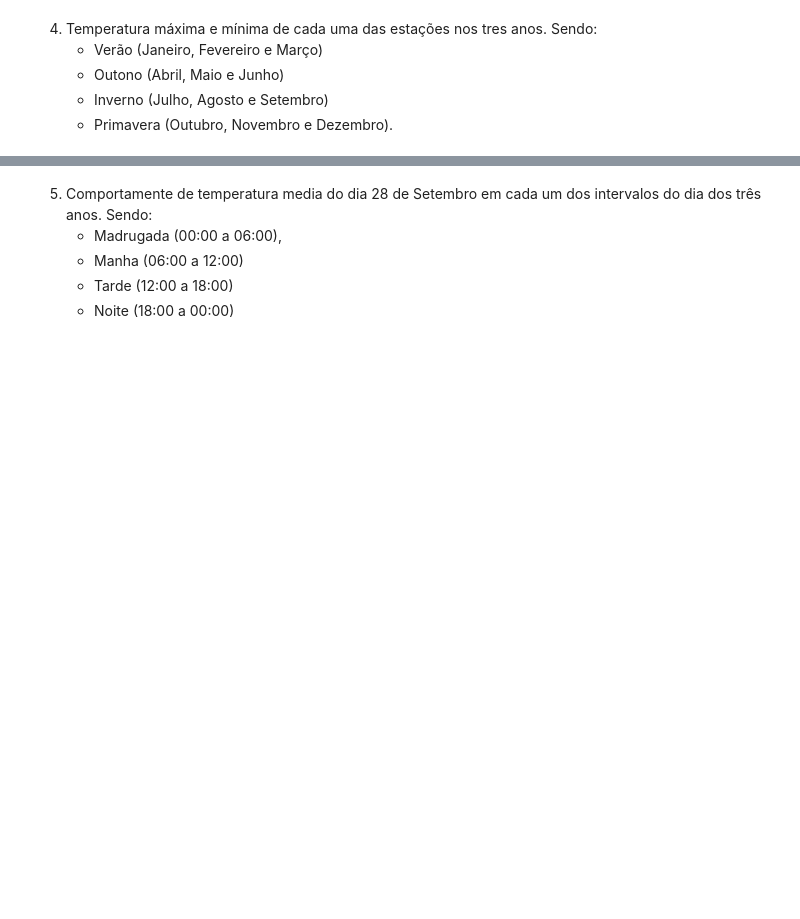
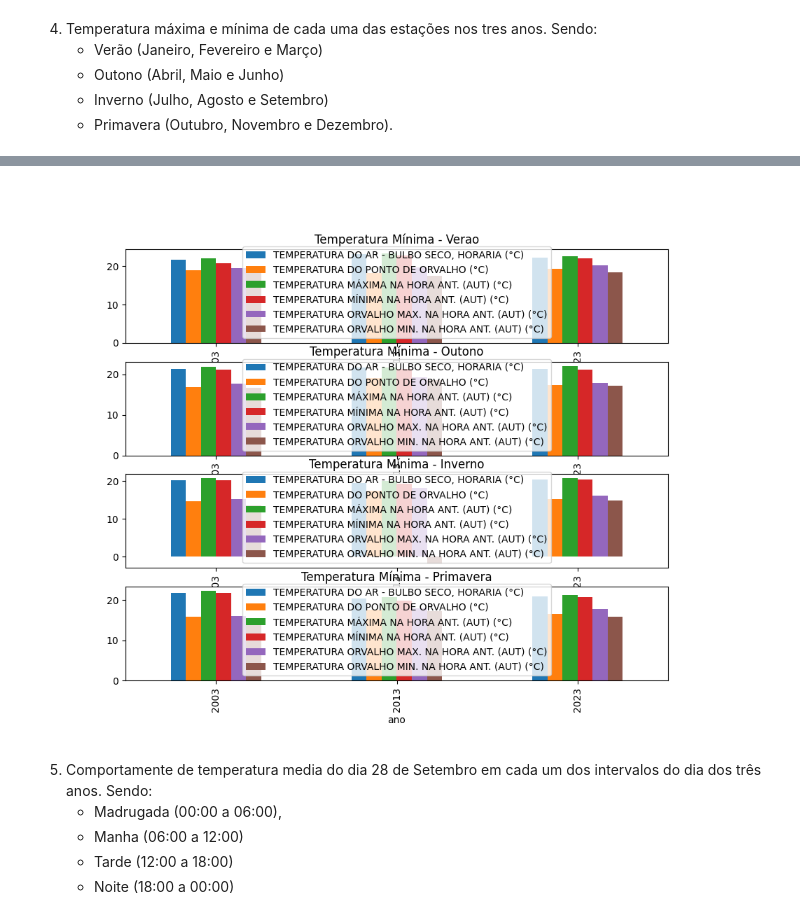
Before and after one commit to everaldina/Trilha_Python, a Jupyter notebook: PI-009.ipynb, the cells around one changed output, grey strips where cells are left out. Cells and saved outputs as stored; diff of their text form; code cells hidden in the pictures; blank space fills up the shorter version.

Commit message:
plotagem por estacao P009

```diff
--- a/PI-009.ipynb
+++ b/PI-009.ipynb
@@ -180,3 +180,14 @@ plt.show()
    - Outono (Abril, Maio e Junho)
    - Inverno (Julho, Agosto e Setembro)
    - Primavera (Outubro, Novembro e Dezembro).
+# %%
+# criando coluna para estacao
+nome_estacoes = ['verao', 'outono', 'inverno', 'primavera']
+dict_estacao = {1: 'verao', 2: 'verao', 3: 'verao',
+                4: 'outono', 5: 'outono', 6: 'outono',
+                7: 'inverno', 8: 'inverno', 9: 'inverno',
+                10: 'primavera', 11: 'primavera', 12: 'primavera'}
+
+df_estacao = estacao_ssa['temperatura'].copy()
+df_estacao['estacao'] = df_estacao.index.month.map(dict_estacao)
+df_estacao.head()
@@ -182,0 +201,5 @@ plt.show()
+# %%
+# temperaturmas minimas
+df_min = df_estacao[['TEMPERATURA MÍNIMA NA HORA ANT. (AUT) (°C)']].groupby(['estacao', df_estacao.index.year]).mean()
+df_min.index.names = ['estacao', 'ano']
+df_min
@@ -182,0 +221,10 @@ plt.show()
+# %%
+fig, ax = plt.subplots(len(nome_estacoes), figsize=(10, 8))
+
+
+for estacao, i in zip(nome_estacoes, range(len(nome_estacoes))):
+    df_min.loc[estacao].plot(ax=ax[i], kind='bar')
+    ax[i].set_title(f'Temperatura Mínima - {estacao.capitalize()}')
+    ax[i].legend()
+# %% [output]
+[figure, added]
```
Also changed, not shown: parts of 3 cells of this notebook.
